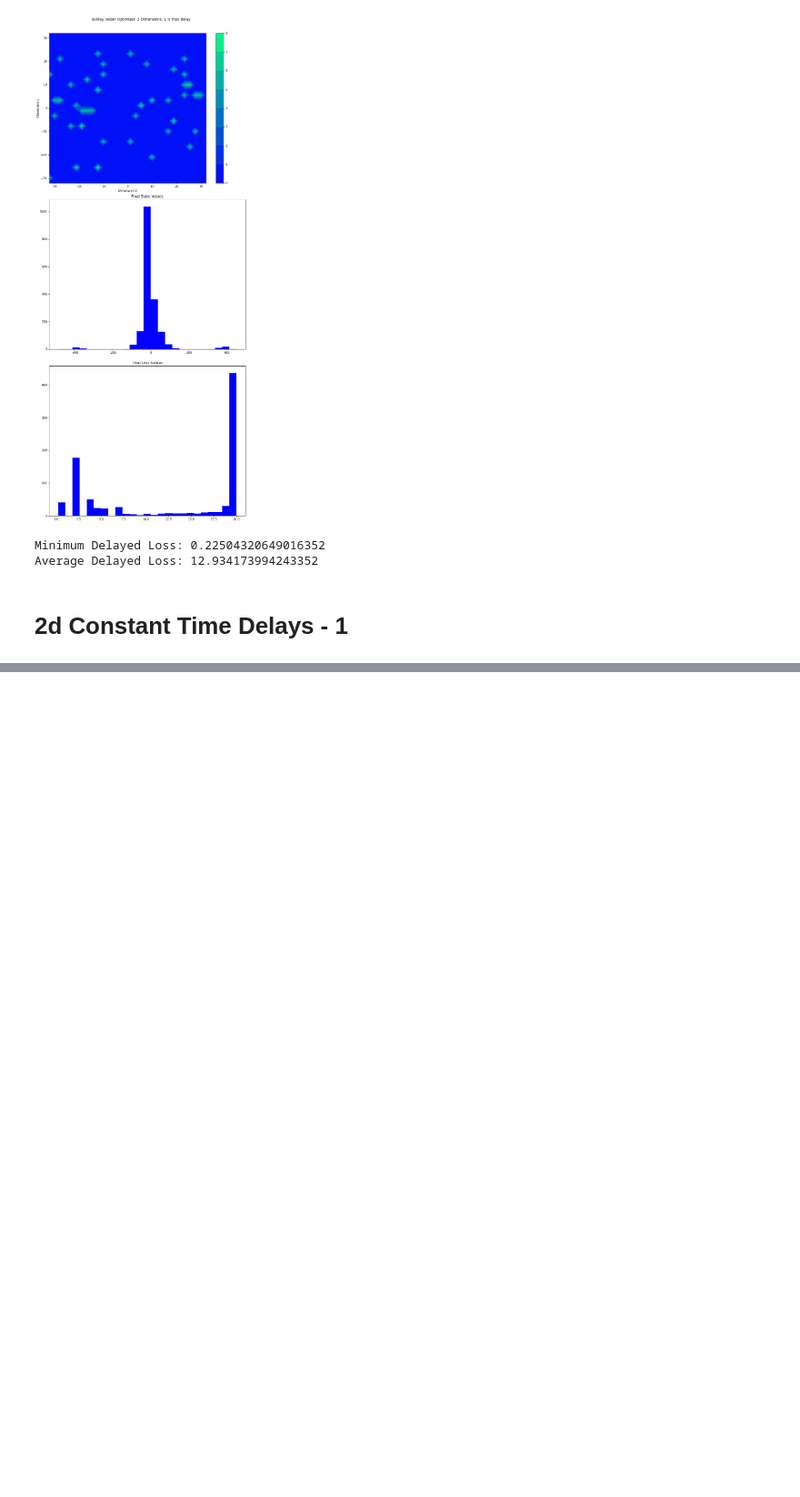
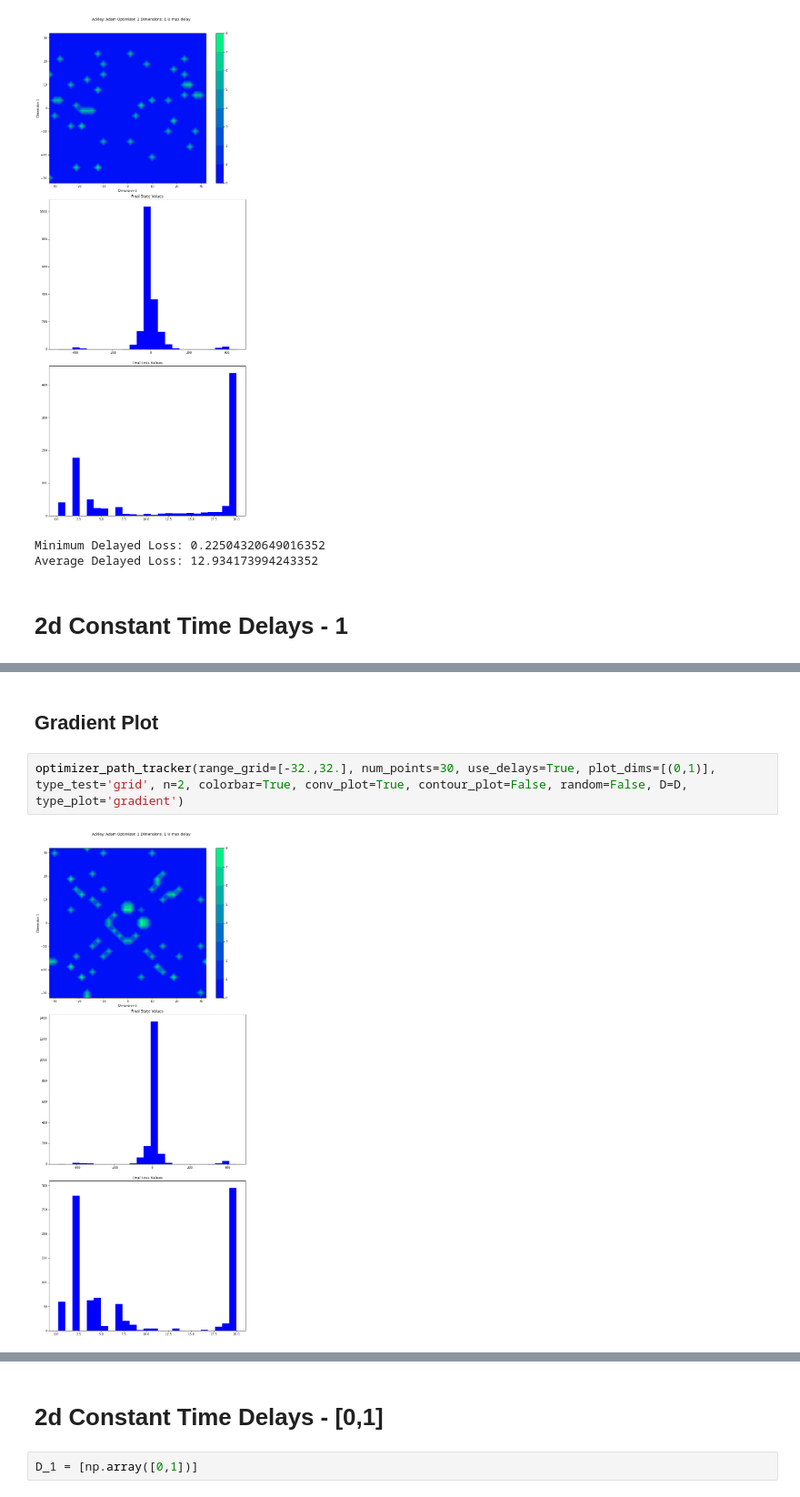
Before and after one commit to ebensonm/delay-optimizer, a Jupyter notebook: DelayEffects/AckleyTimeDelays.ipynb, the cells around one changed output, grey strips where cells are left out. Shown: that part at 91% size. Cells and saved outputs as stored; diff of their text form; blank space fills up the shorter version.

```diff
--- a/DelayEffects/AckleyTimeDelays.ipynb
+++ b/DelayEffects/AckleyTimeDelays.ipynb
@@ -317,0 +336,6 @@ Average Delayed Loss: 12.934173994243352
+# %% [markdown]
+## Gradient Plot
+# %%
+optimizer_path_tracker(range_grid=[-32.,32.], num_points=30, use_delays=True, plot_dims=[(0,1)], type_test='grid', n=2, colorbar=True, conv_plot=True, contour_plot=False, random=False, D=D, type_plot='gradient')
+# %% [output]
+[figure, added]
@@ -317,0 +344,4 @@ Average Delayed Loss: 12.934173994243352
+# %% [markdown]
+# 2d Constant Time Delays - [0,1]
+# %%
+D_1 = [np.array([0,1])]
```
Also changed, not shown: parts of 12 cells of this notebook.
